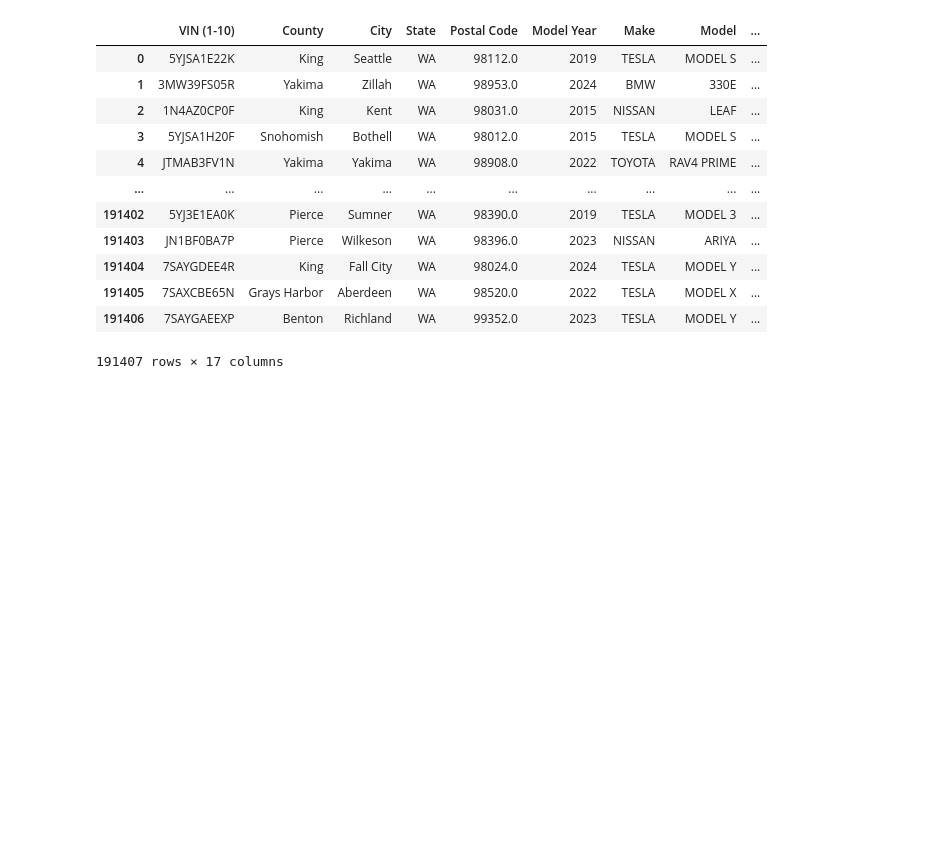
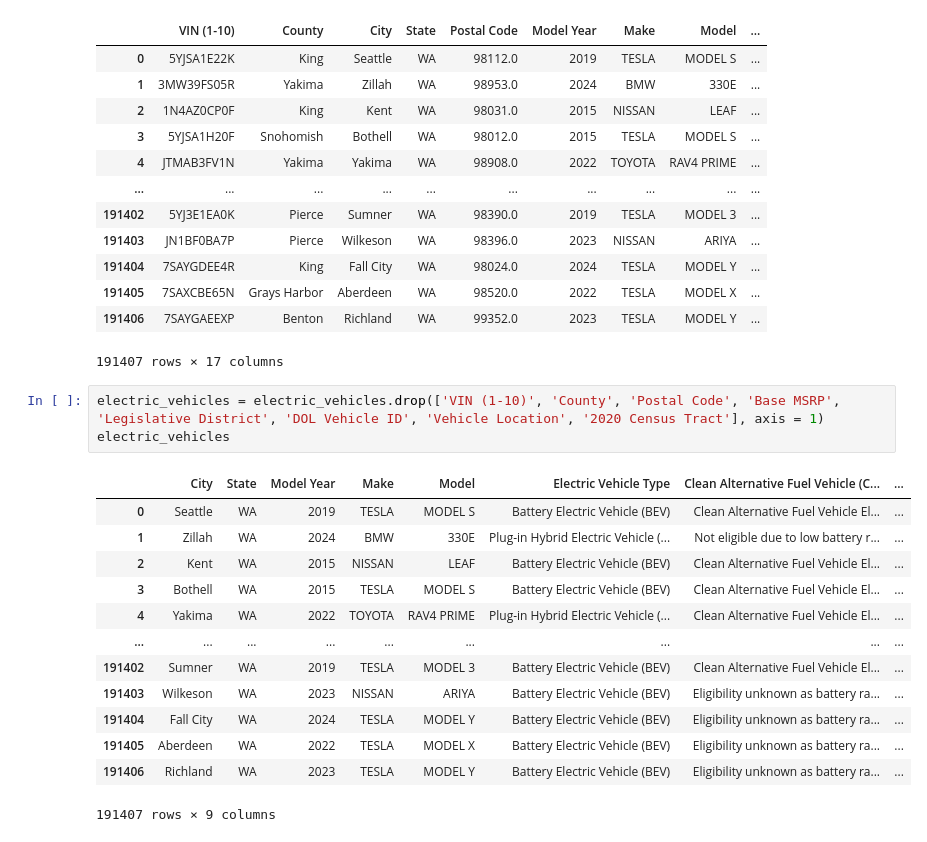
Before and after one commit to letizialanza01/Electric_Vehicles_Project, a Jupyter notebook: Electric_Vehicles_Project.ipynb, the cells around one changed output. Saved outputs shown, nothing was run; the diff lists cells and outputs as text; blank space fills up the shorter version.

```diff
--- a/Electric_Vehicles_Project.ipynb
+++ b/Electric_Vehicles_Project.ipynb
@@ -36,3 +48,20 @@ electric_vehicles
 | 191405 | 7SAXCBE65N | Grays Harbor | Aberdeen | WA | 98520.0 | 2022 | TESLA | MODEL X | ... |
 | 191406 | 7SAYGAEEXP | Benton | Richland | WA | 99352.0 | 2023 | TESLA | MODEL Y | ... |
 191407 rows × 17 columns
+# %%
+electric_vehicles = electric_vehicles.drop(['VIN (1-10)', 'County', 'Postal Code', 'Base MSRP', 'Legislative District', 'DOL Vehicle ID', 'Vehicle Location', '2020 Census Tract'], axis = 1)
+electric_vehicles
+# %% [output]
+|  | City | State | Model Year | Make | Model | Electric Vehicle Type | Clean Alternative Fuel Vehicle (C... | ... |
+| 0 | Seattle | WA | 2019 | TESLA | MODEL S | Battery Electric Vehicle (BEV) | Clean Alternative Fuel Vehicle El... | ... |
+| 1 | Zillah | WA | 2024 | BMW | 330E | Plug-in Hybrid Electric Vehicle (... | Not eligible due to low battery r... | ... |
+| 2 | Kent | WA | 2015 | NISSAN | LEAF | Battery Electric Vehicle (BEV) | Clean Alternative Fuel Vehicle El... | ... |
+| 3 | Bothell | WA | 2015 | TESLA | MODEL S | Battery Electric Vehicle (BEV) | Clean Alternative Fuel Vehicle El... | ... |
+| 4 | Yakima | WA | 2022 | TOYOTA | RAV4 PRIME | Plug-in Hybrid Electric Vehicle (... | Clean Alternative Fuel Vehicle El... | ... |
+| ... | ... | ... | ... | ... | ... | ... | ... | ... |
+| 191402 | Sumner | WA | 2019 | TESLA | MODEL 3 | Battery Electric Vehicle (BEV) | Clean Alternative Fuel Vehicle El... | ... |
+| 191403 | Wilkeson | WA | 2023 | NISSAN | ARIYA | Battery Electric Vehicle (BEV) | Eligibility unknown as battery ra... | ... |
+| 191404 | Fall City | WA | 2024 | TESLA | MODEL Y | Battery Electric Vehicle (BEV) | Eligibility unknown as battery ra... | ... |
+| 191405 | Aberdeen | WA | 2022 | TESLA | MODEL X | Battery Electric Vehicle (BEV) | Eligibility unknown as battery ra... | ... |
+| 191406 | Richland | WA | 2023 | TESLA | MODEL Y | Battery Electric Vehicle (BEV) | Eligibility unknown as battery ra... | ... |
+191407 rows × 9 columns
```
Also changed, not shown: parts of 16 cells of this notebook, 1 other file.
